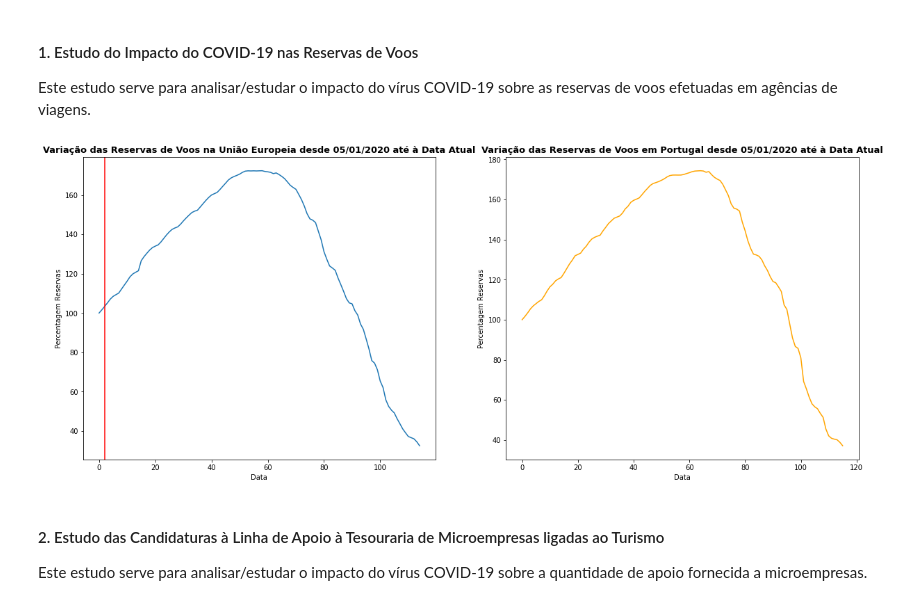
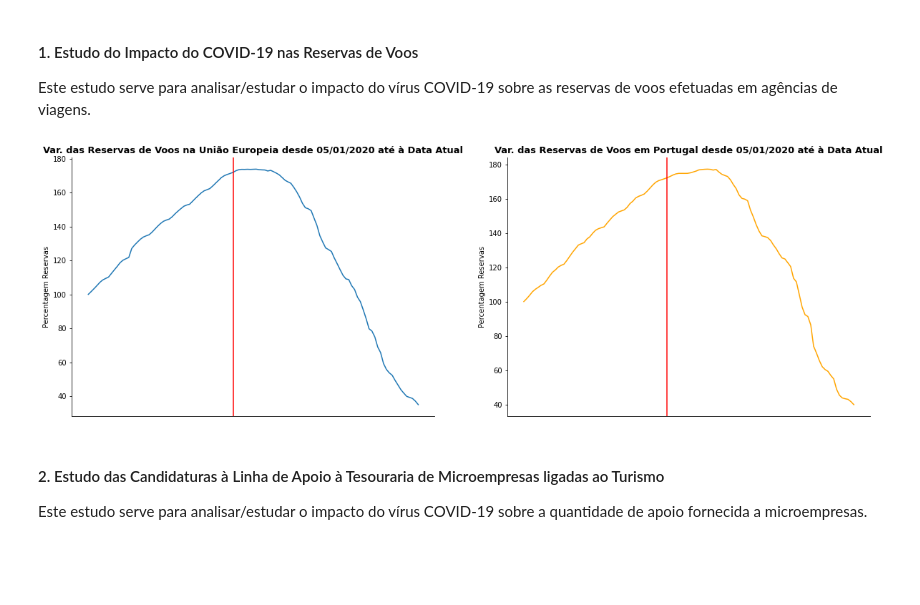
Before and after one commit to diogoesnog/COVID-19, a Jupyter notebook: cartografiaTA.ipynb, the cells around one changed output. Cells and saved outputs as stored; diff of their text form; code cells hidden in the pictures; blank space fills up the shorter version.

```diff
--- a/cartografiaTA.ipynb
+++ b/cartografiaTA.ipynb
@@ -174,29 +206,34 @@ plt.show()
 #### 1. Estudo do Impacto do COVID-19 nas Reservas de Voos
 Este estudo serve para analisar/estudar o impacto do vírus COVID-19 sobre as reservas de voos efetuadas em agências de viagens.
 # %%
-plt.figure(figsize=(20,20)).subplots_adjust(hspace=.5)
+plt.figure(figsize=(20,20)).subplots_adjust(hspace=1)
 
 import datetime as dt
 
-plt.subplot(2,2,1)
+ax1 = plt.subplot(2,2,1)
+ax1.spines['top'].set_visible(False)
+ax1.spines['right'].set_visible(False)
+ax1.axes.get_xaxis().set_visible(False)
 x1 = np.arange(len(reservasUE))
 y1 = reservasUE['Reservas']
 plt.plot(x1, y1)
-plt.axvline(x=2, label='line at x = {}'.format(1), color = 'red')
-plt.title('Variação das Reservas de Voos na União Europeia desde 05/01/2020 até à Data Atual', fontdict={'fontsize': 13, 'fontweight': 'bold'})
-plt.xlabel('Data')
+plt.axvline(x=50, color = 'red')
+plt.title('Var. das Reservas de Voos na União Europeia desde 05/01/2020 até à Data Atual', fontdict={'fontsize': 13, 'fontweight': 'bold'})
 plt.ylabel('Percentagem Reservas')
 
-plt.subplot(2,2,2)
+ax2 = plt.subplot(2,2,2)
+ax2.spines['top'].set_visible(False)
+ax2.spines['right'].set_visible(False)
+ax2.axes.get_xaxis().set_visible(False)
 x2 = np.arange(len(reservasPT))
 y2 = reservasPT['Reservas']
 plt.plot(x2, y2, color = "orange")
-plt.title('Variação das Reservas de Voos em Portugal desde 05/01/2020 até à Data Atual', fontdict={'fontsize': 13, 'fontweight': 'bold'})
-plt.xlabel('Data')
+plt.axvline(x=50, color = 'red')
+plt.title('Var. das Reservas de Voos em Portugal desde 05/01/2020 até à Data Atual', fontdict={'fontsize': 13, 'fontweight': 'bold'})
 plt.ylabel('Percentagem Reservas')
 plt.show()
 # %% [output]
-[figure, old version]
+[figure, new version]
 # %% [markdown]
 #### 2. Estudo das Candidaturas à Linha de Apoio à Tesouraria de Microempresas ligadas ao Turismo
 Este estudo serve para analisar/estudar o impacto do vírus COVID-19 sobre a quantidade de apoio fornecida a microempresas.
```
Also changed, not shown: parts of 3 cells of this notebook.
